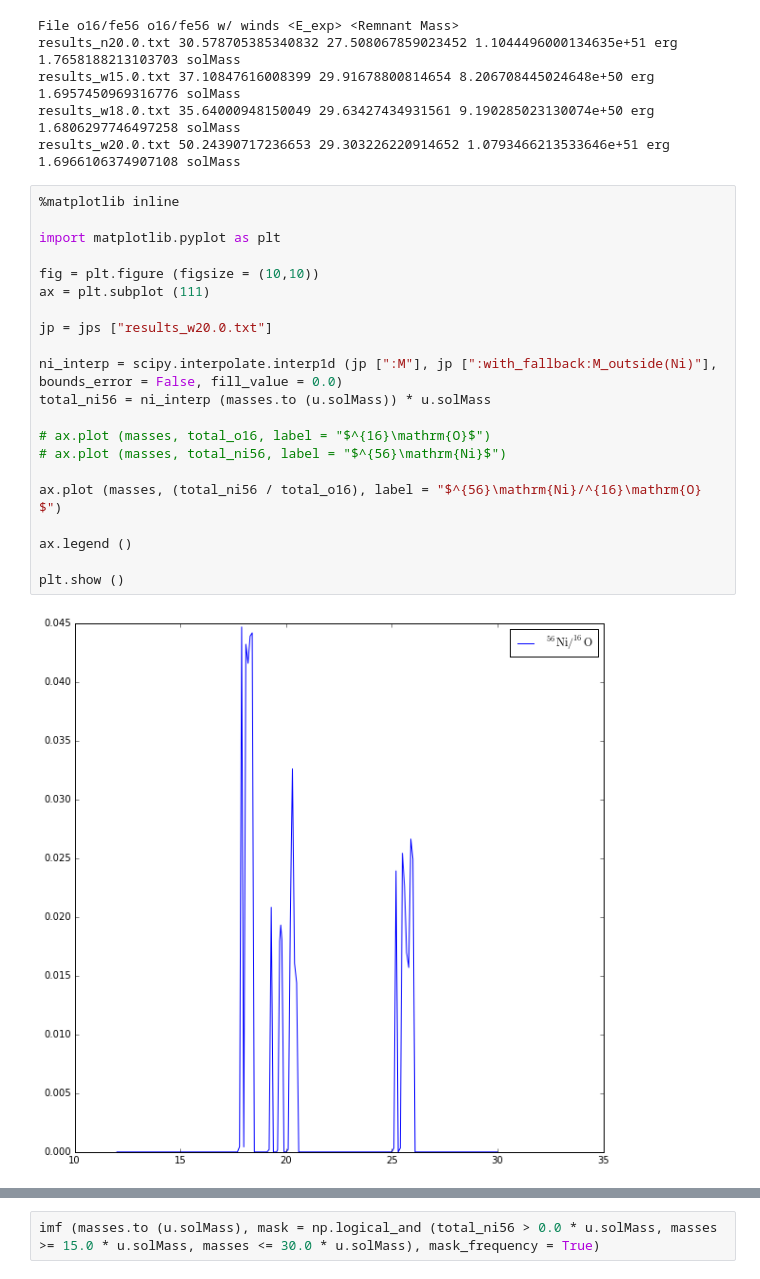
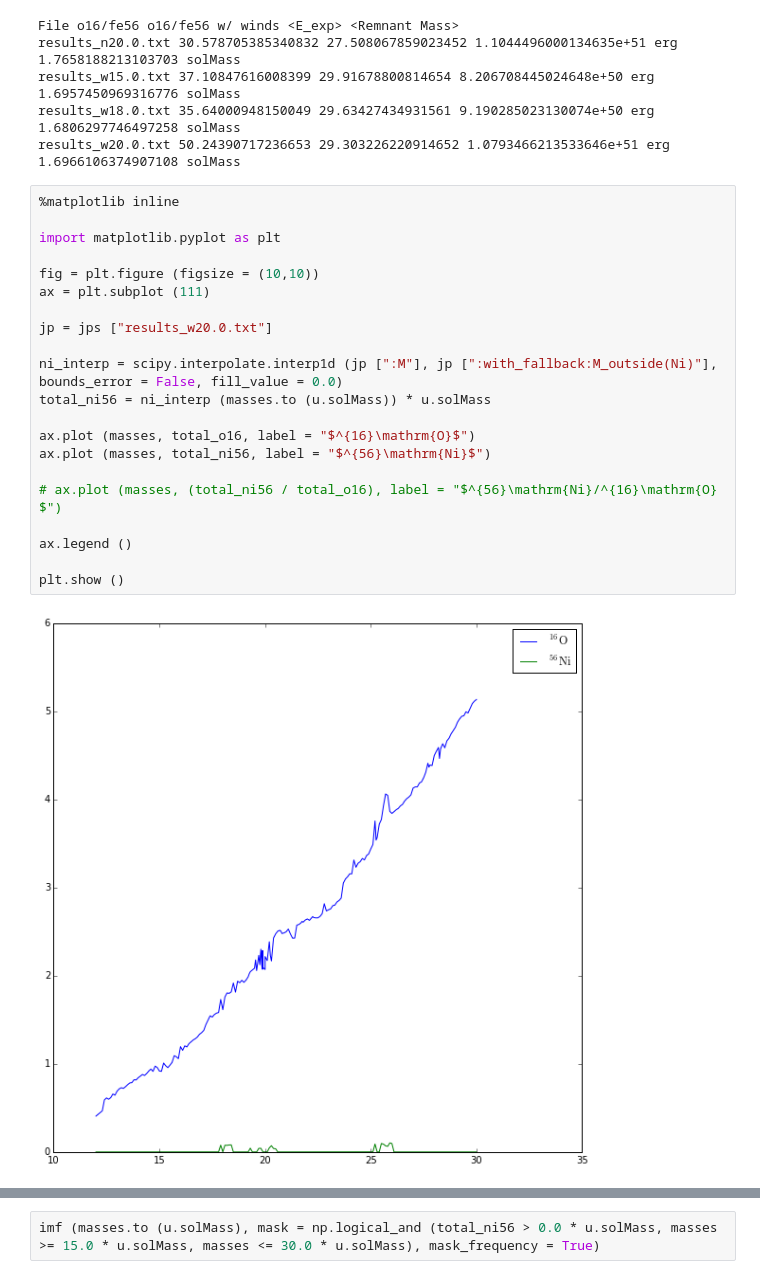
Before and after one commit to brownjustinmichael/KEPLER-Utilities, a Jupyter notebook: IMF Integrator.ipynb, the cells around one changed output, grey strips where cells are left out. Saved outputs shown, nothing was run; the diff lists cells and outputs as text.

```diff
--- a/IMF Integrator.ipynb
+++ b/IMF Integrator.ipynb
@@ -66,26 +66,26 @@ results_w20.0.txt 50.24390717236653 29.303226220914652 1.0793466213533646e+51 er
 # %%
 %matplotlib inline
 
 import matplotlib.pyplot as plt
 
 fig = plt.figure (figsize = (10,10))
 ax = plt.subplot (111)
 
 jp = jps ["results_w20.0.txt"]
 
 ni_interp = scipy.interpolate.interp1d (jp [":M"], jp [":with_fallback:M_outside(Ni)"], bounds_error = False, fill_value = 0.0)
 total_ni56 = ni_interp (masses.to (u.solMass)) * u.solMass
 
-# ax.plot (masses, total_o16, label = "$^{16}\mathrm{O}$")
-# ax.plot (masses, total_ni56, label = "$^{56}\mathrm{Ni}$")
+ax.plot (masses, total_o16, label = "$^{16}\mathrm{O}$")
+ax.plot (masses, total_ni56, label = "$^{56}\mathrm{Ni}$")
 
-ax.plot (masses, (total_ni56 / total_o16), label = "$^{56}\mathrm{Ni}/^{16}\mathrm{O} $")
+# ax.plot (masses, (total_ni56 / total_o16), label = "$^{56}\mathrm{Ni}/^{16}\mathrm{O} $")
 
 ax.legend ()
 
 plt.show ()
 # %% [output]
-[figure, old version]
+[figure, new version]
 # %%
 plt.figure (figsize = (10,10))
 ax = plt.subplot (111)
```
Also changed, not shown: parts of 1 cell of this notebook, 8 other files.
